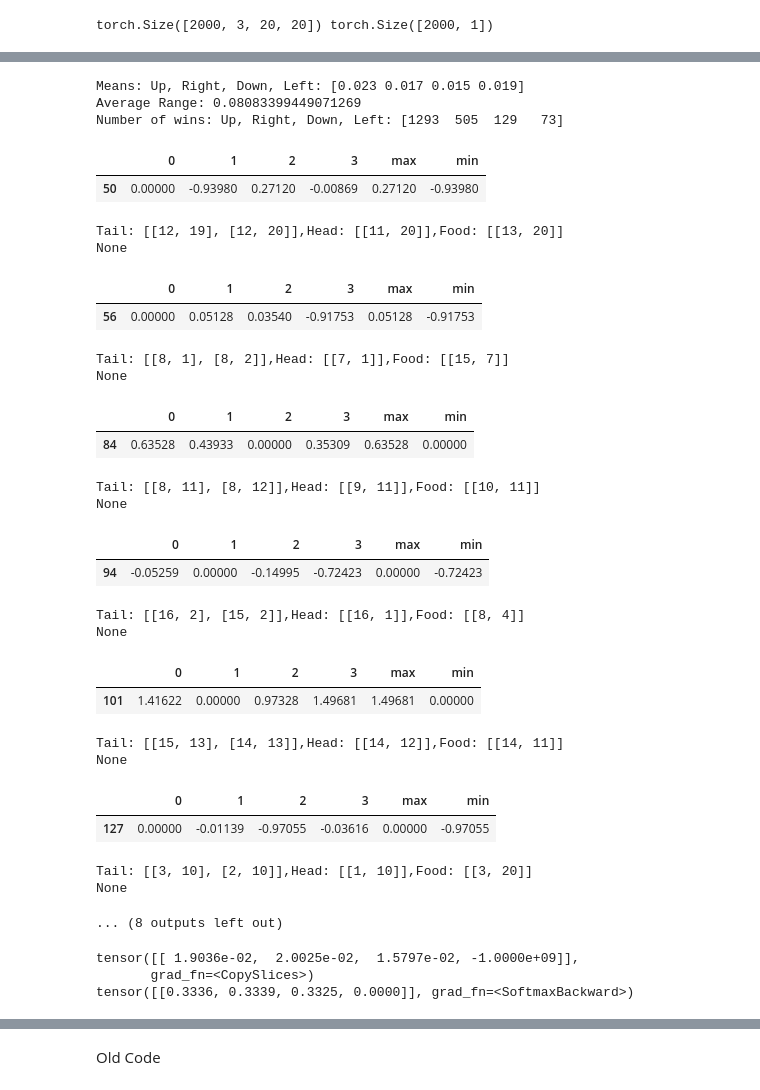
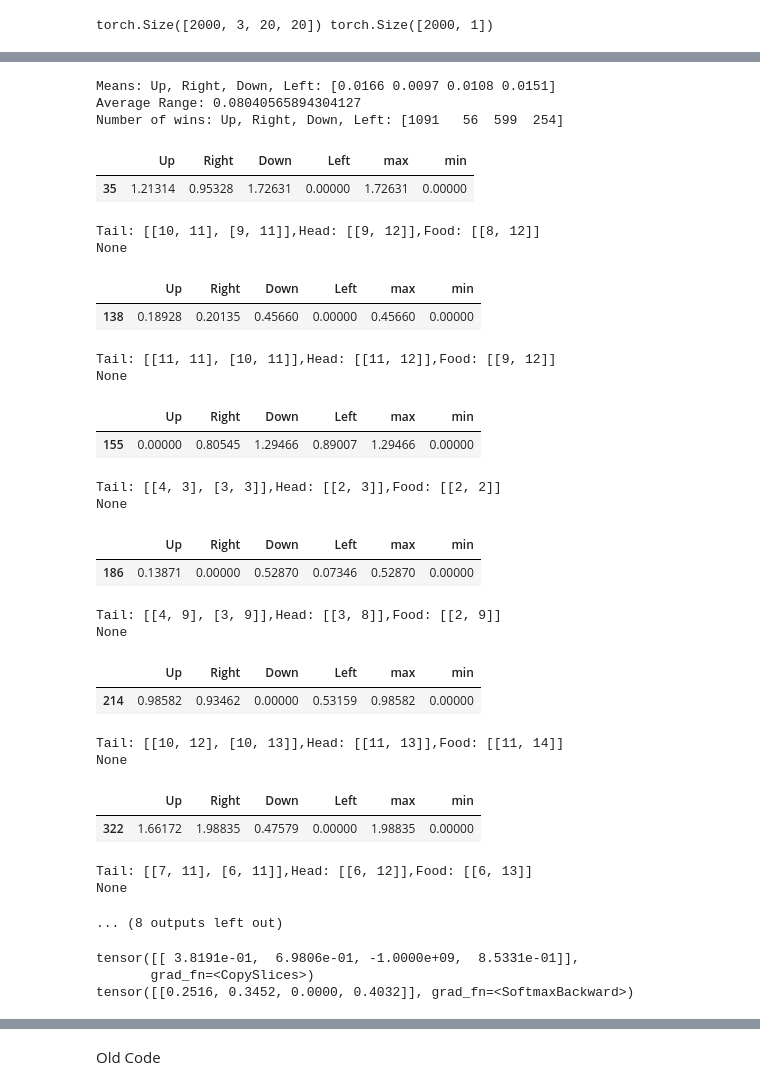
Before and after one commit to jakelourie1502/Computer-Vision, a Jupyter notebook: SnakeModel.ipynb, the cells around one changed output, grey strips where cells are left out. Cells and saved outputs as stored; diff of their text form; code cells hidden in the pictures.

```diff
--- a/SnakeModel.ipynb
+++ b/SnakeModel.ipynb
@@ -339,7 +338,7 @@ class SnakeModel(torch.nn.Module):
         x = self.flatten(x)
         x = self.dropout1(x)
         x = self.DenseLayer1(x)
-        x = self.relu(x)
+        x = self.tanh(x)
 
         ###Add in Move
         x = torch.cat((x,move),1)
@@ -432,7 +431,7 @@ for epoch in range(epochs):
     else:
       patience+=1
       print(patience)
-      if patience > 0 and epoch > 2 :
+      if patience > 1 and epoch > 2 :
         print('early stop')
         break
 # %% [output]
@@ -552,12 +556,0 @@ ChoiceValues, images = MakePrediction(dataloaders,Model,'val')
-# %%
-def GetSummaryStats(ChoiceValues):
-  print(f'Means: Up, Right, Down, Left: {np.mean(ChoiceValues,axis=0)}')
-  print(f'Average Range: {np.mean(np.max(ChoiceValues,axis=1)-np.min(ChoiceValues,axis=1))}')
-  Picks = np.argmax(ChoiceValues,axis=-1)
-  a , b = (np.unique(Picks, return_counts=True))
-  print(f'Number of wins: Up, Right, Down, Left: {b}')
-GetSummaryStats(ChoiceValues)
-# %% [output]
-Means: Up, Right, Down, Left: [0.023 0.017 0.015 0.019]
-Average Range: 0.08083399449071269
-Number of wins: Up, Right, Down, Left: [1293  505  129   73]
@@ -564,45 +559,52 @@ Number of wins: Up, Right, Down, Left: [1293  505  129   73]
+# %%
+GetSummaryStats(ChoiceValues)
+# %% [output]
+Means: Up, Right, Down, Left: [0.0166 0.0097 0.0108 0.0151]
+Average Range: 0.08040565894304127
+Number of wins: Up, Right, Down, Left: [1091   56  599  254]
 # %%
 '''This returns the output of the choice values for values with a high threshold, and the place the snake was at the time'''
 
 #create df
 DFChoiceValues = pd.DataFrame(ChoiceValues)
 DFChoiceValues['max'] = DFChoiceValues.max(axis=1)
 DFChoiceValues['min'] = DFChoiceValues.min(axis=1)
+
 #get mean and std
 ChoiceValFlat = ChoiceValues.flatten()
 mean, std = np.mean(ChoiceValFlat), np.std(ChoiceValFlat)
-upperThresh = mean+2*std
-lowerThresh= mean - 2*std
+upperThresh = mean+2.2*std
+lowerThresh= mean - 2.2*std
 #just get high and low values
-HighLowValRows = DFChoiceValues[(DFChoiceValues['max'] > upperThresh) | (DFChoiceValues['min'] < lowerThresh)]
+HighLowValRows = DFChoiceValues[(DFChoiceValues['max'] > upperThresh)] #| (DFChoiceValues['min'] < lowerThresh)]
 RowsToLookAt = HighLowValRows.index.tolist()
 for row in RowsToLookAt[:10]:
-  display(pd.DataFrame(DFChoiceValues.loc[row]).T)
+  display(pd.DataFrame(DFChoiceValues.loc[row]).T.rename(columns={0:"Up",1:"Right",2:"Down",3:"Left"}))
   print(ConvertImageToOrigView(images[row]))
 # %% [output]
-|  | 0 | 1 | 2 | 3 | max | min |
-| 50 | 0.00000 | -0.93980 | 0.27120 | -0.00869 | 0.27120 | -0.93980 |
+|  | Up | Right | Down | Left | max | min |
+| 35 | 1.21314 | 0.95328 | 1.72631 | 0.00000 | 1.72631 | 0.00000 |
-Tail: [[12, 19], [12, 20]],Head: [[11, 20]],Food: [[13, 20]]
+Tail: [[10, 11], [9, 11]],Head: [[9, 12]],Food: [[8, 12]]
 None
-|  | 0 | 1 | 2 | 3 | max | min |
-| 56 | 0.00000 | 0.05128 | 0.03540 | -0.91753 | 0.05128 | -0.91753 |
+|  | Up | Right | Down | Left | max | min |
+| 138 | 0.18928 | 0.20135 | 0.45660 | 0.00000 | 0.45660 | 0.00000 |
-Tail: [[8, 1], [8, 2]],Head: [[7, 1]],Food: [[15, 7]]
+Tail: [[11, 11], [10, 11]],Head: [[11, 12]],Food: [[9, 12]]
 None
-|  | 0 | 1 | 2 | 3 | max | min |
-| 84 | 0.63528 | 0.43933 | 0.00000 | 0.35309 | 0.63528 | 0.00000 |
+|  | Up | Right | Down | Left | max | min |
+| 155 | 0.00000 | 0.80545 | 1.29466 | 0.89007 | 1.29466 | 0.00000 |
-Tail: [[8, 11], [8, 12]],Head: [[9, 11]],Food: [[10, 11]]
+Tail: [[4, 3], [3, 3]],Head: [[2, 3]],Food: [[2, 2]]
 None
-|  | 0 | 1 | 2 | 3 | max | min |
-| 94 | -0.05259 | 0.00000 | -0.14995 | -0.72423 | 0.00000 | -0.72423 |
+|  | Up | Right | Down | Left | max | min |
+| 186 | 0.13871 | 0.00000 | 0.52870 | 0.07346 | 0.52870 | 0.00000 |
-Tail: [[16, 2], [15, 2]],Head: [[16, 1]],Food: [[8, 4]]
+Tail: [[4, 9], [3, 9]],Head: [[3, 8]],Food: [[2, 9]]
 None
-|  | 0 | 1 | 2 | 3 | max | min |
-| 101 | 1.41622 | 0.00000 | 0.97328 | 1.49681 | 1.49681 | 0.00000 |
+|  | Up | Right | Down | Left | max | min |
+| 214 | 0.98582 | 0.93462 | 0.00000 | 0.53159 | 0.98582 | 0.00000 |
-Tail: [[15, 13], [14, 13]],Head: [[14, 12]],Food: [[14, 11]]
+Tail: [[10, 12], [10, 13]],Head: [[11, 13]],Food: [[11, 14]]
 None
-|  | 0 | 1 | 2 | 3 | max | min |
-| 127 | 0.00000 | -0.01139 | -0.97055 | -0.03616 | 0.00000 | -0.97055 |
+|  | Up | Right | Down | Left | max | min |
+| 322 | 1.66172 | 1.98835 | 0.47579 | 0.00000 | 1.98835 | 0.00000 |
-Tail: [[3, 10], [2, 10]],Head: [[1, 10]],Food: [[3, 20]]
+Tail: [[7, 11], [6, 11]],Head: [[6, 12]],Food: [[6, 13]]
 None
 ... (8 outputs left out)
 # %%
@@ -646,19 +648,19 @@ def CreateRewardEst(image, available_choices,model):
   return ArrayToStoreEsts, Probabilities
 # %%
 ##SampleInputelements
-tail = [[5,5],[4,5]]
-head = [6,5]
-food = [10,5]
-starting_direction = 2
+tail = [[4,10],[3,10]]
+head = [5,10]
+food = [20,11]
+starting_direction = 0
 
 timage, tavailablechoices = CreateOneMoveModelInputs(tail, head, food, starting_direction)
 logits, probas = CreateRewardEst(timage, tavailablechoices,Model)
 print(logits)
 print(probas)
 # %% [output]
-tensor([[ 1.9036e-02,  2.0025e-02,  1.5797e-02, -1.0000e+09]],
+tensor([[ 3.8191e-01,  6.9806e-01, -1.0000e+09,  8.5331e-01]],
        grad_fn=<CopySlices>)
-tensor([[0.3336, 0.3339, 0.3325, 0.0000]], grad_fn=<SoftmaxBackward>)
+tensor([[0.2516, 0.3452, 0.0000, 0.4032]], grad_fn=<SoftmaxBackward>)
 # %%
 pro
 # %% [output]
```
Also changed, not shown: parts of 10 cells of this notebook.
